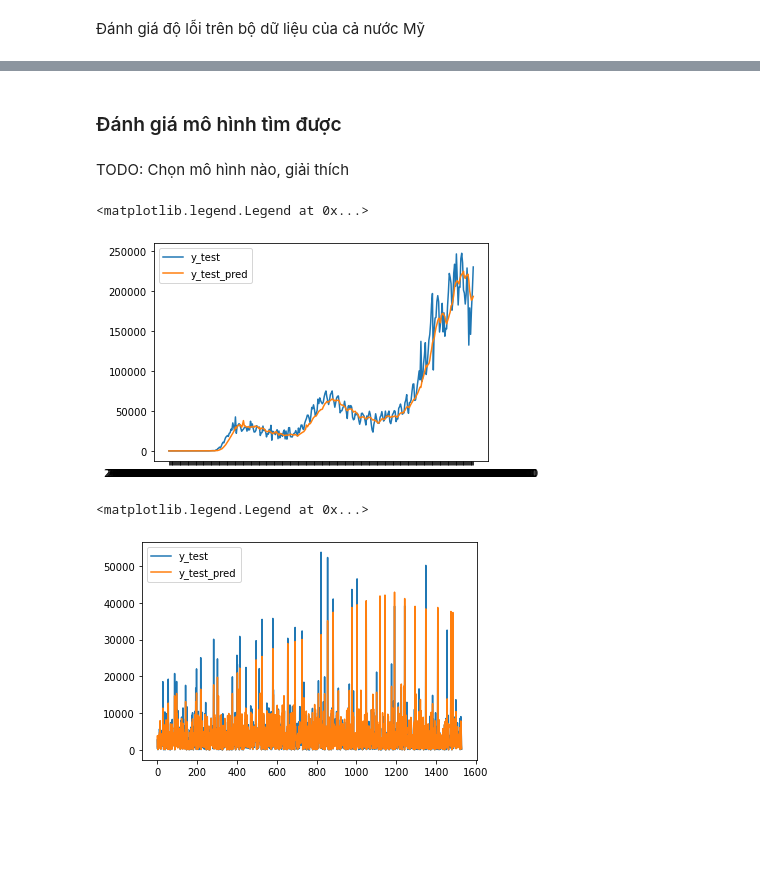
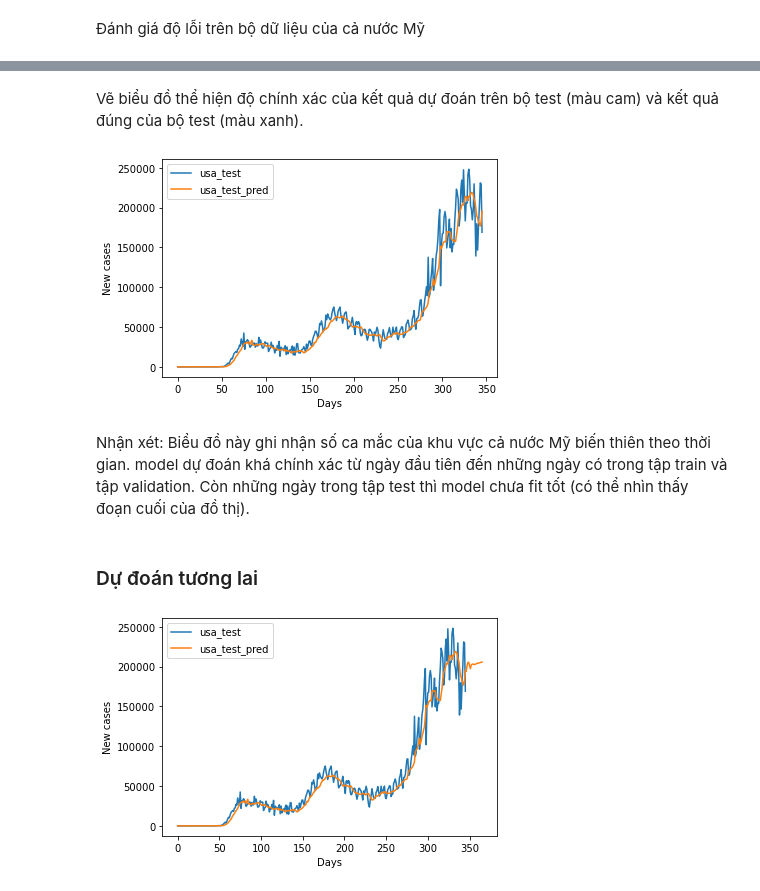
Before and after one commit to caotatcuong/Predict_Covid19, a Jupyter notebook: ProjectFinal.ipynb, the cells around one changed output, grey strips where cells are left out. Saved outputs shown, nothing was run; the diff lists cells and outputs as text; code cells hidden in the pictures; blank space fills up the shorter version.

```diff
--- a/ProjectFinal.ipynb
+++ b/ProjectFinal.ipynb
@@ -523,0 +577,3 @@ pipe_line1 = make_pipeline(ColDropper(), SimpleImputer(strategy='mean'),
+# %%
+pipe_line1 = make_pipeline(preprocess_pipeline,
+            MLPRegressor(hidden_layer_sizes=(15,), activation='relu', solver='adam', max_iter=6000, random_state=0))
@@ -524,29 +584,28 @@ pipe_line1 = make_pipeline(ColDropper(), SimpleImputer(strategy='mean'),
 # %%
 # Thử nghiệm với các giá trị khác nhau của các siêu tham số
 # và chọn ra các giá trị tốt nhất
-
-train_errs = []
-val_errs = []
-alphas = [0.1, 10, 1000]
-callback_days_s = [8, 10, 12]
-best_val_err1 = float('inf'); best_alpha1 = None; best_callback_days1 = None
+train_errs1 = []
+val_errs1 = []
+alphas = [0.1, 10, 1000, 10000, 100000]
+callback_days_s = [6, 8, 12, 16, 20, 24, 28]
+best_val_err1 = float('inf'); best_alpha = None; best_callback_days1 = None
 for alpha in alphas:
     for callback_days in callback_days_s:
 
         print(f"Processing alpha={alpha}\tcallback_days={callback_days}...", end="\t")
-        pipe_line1.set_params(coldropper__callback_days=callback_days, ridge__alpha=alpha)
+        pipe_line1.set_params(pipeline__coladderdropper__callback_days=callback_days, mlpregressor__alpha=alpha)
 
         pipe_line1.fit(train_X_df, train_y_sr)
 
-        train_err = (1 - r2_score(train_y_sr, pipe_line.predict(train_X_df))) * 100
-        val_err = (1 - r2_score(val_y_sr, pipe_line.predict(val_X_df))) * 100
+        train_err = (1 - r2_score(train_y_sr, pipe_line1.predict(train_X_df))) * 100
+        val_err = (1 - r2_score(val_y_sr, pipe_line1.predict(val_X_df))) * 100
 
-        train_errs.append(train_err)
-        val_errs.append(val_err)
+        train_errs1.append(train_err)
+        val_errs1.append(val_err)
 
         if val_err < best_val_err1:
             best_val_err1 = val_err
-            best_alpha1 = alpha
+            best_alpha = alpha
             best_callback_days1 = callback_days
 
         print(f"train_err: {train_err}\t val_err: {val_err}")
@@ -584,5 +662,6 @@ plt.title('validation errors'); plt.xlabel('callback_days'); plt.ylabel('alpha')
 # %%
-pipe_line1.set_params(coldropper__callback_days=best_callback_days1, ridge__alpha=best_alpha1)
+pipe_line1.set_params(pipeline__coladderdropper__callback_days=best_callback_days1, mlpregressor__alpha=best_alpha)
+#pipe_line1.set_params(pipeline__coladderdropper__callback_days=10, mlpregressor__alpha=4)
 
 pipe_line1.fit(pd.concat([train_X_df, val_X_df]), pd.concat([train_y_sr, val_y_sr]))
 # %% [output]
@@ -598,0 +709,2 @@ Pipeline(steps=[('coldropper', ColDropper(callback_days=8)),
+# %%
+usa_collected_df = add_row_df(data_df.groupby('submission_date').sum())
@@ -605,11 +728,14 @@ Pipeline(steps=[('coldropper', ColDropper(callback_days=8)),
-# %% [markdown]
-### Đánh giá mô hình tìm được
-# %% [markdown]
-TODO: Chọn mô hình nào, giải thích
+# %% [markdown]
+Vẽ biểu đồ thể hiện độ chính xác của kết quả dự đoán trên bộ test (màu cam) và kết quả đúng của bộ test (màu xanh).
 # %%
-plt.plot(usa_y_sr)
-plt.plot(pipe_line.predict(usa_X_df))
-plt.legend(['y_test', 'y_test_pred'])
+plt.plot(usa_y_sr.reset_index(drop=True))
+plt.plot(pipe_line1.predict(usa_X_df))
+plt.legend(['usa_test', 'usa_test_pred'])
+plt.ylabel('New cases')
+plt.xlabel('Days');
 # %% [output]
-<matplotlib.legend.Legend at 0x...>
-[figure, old version]
+[figure, new version]
+# %% [markdown]
+Nhận xét: Biểu đồ này ghi nhận số ca mắc của khu vực cả nước Mỹ biến thiên theo thời gian. model dự đoán khá chính xác từ ngày đầu tiên đến những ngày có trong tập train và tập validation. Còn những ngày trong tập test thì model chưa fit tốt (có thể nhìn thấy đoạn cuối của đồ thị).
+# %% [markdown]
+### Dự đoán tương lai
@@ -616,7 +764,8 @@ plt.legend(['y_test', 'y_test_pred'])
 # %%
-plt.plot(test_y_sr.reset_index(drop=True))
-plt.plot(pipe_line.predict(test_X_df))
-plt.legend(['y_test', 'y_test_pred'])
+plt.plot(usa_y_sr.reset_index(drop=True))
+plt.plot(np.concatenate([pipe_line1.predict(usa_X_df),y_pred]))
+plt.legend(['usa_test', 'usa_test_pred'])
+plt.ylabel('New cases')
+plt.xlabel('Days');
 # %% [output]
-<matplotlib.legend.Legend at 0x...>
-[figure, old version]
+[figure, new version]
```
Also changed, not shown: parts of 104 cells of this notebook, 2 other files.
